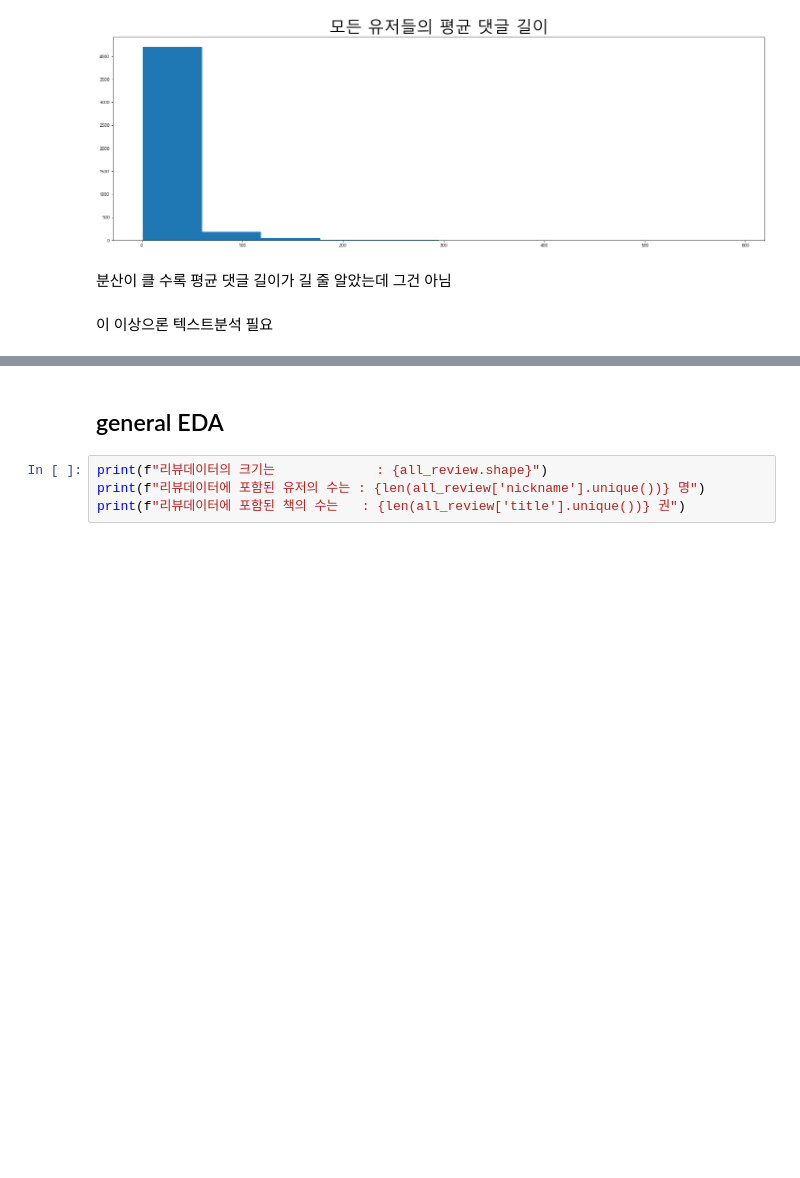
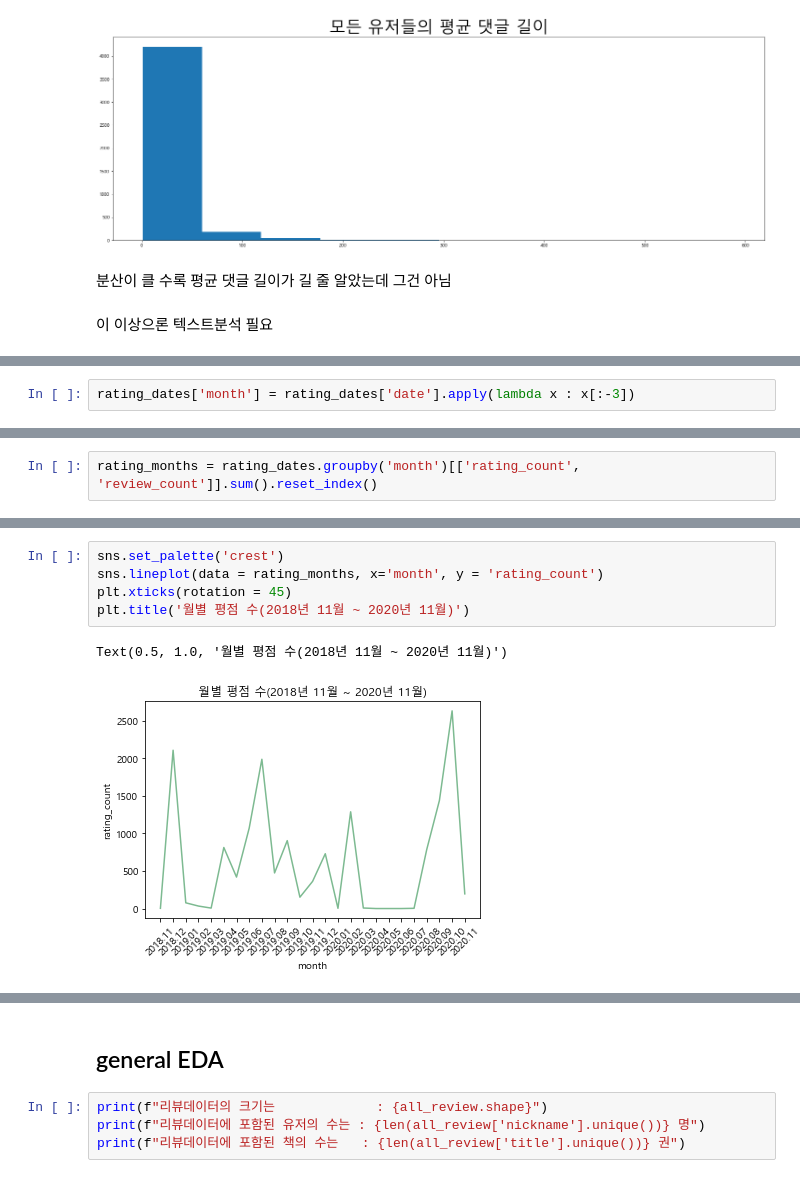
Before and after one commit to dataitgirls4/team_3, a Jupyter notebook: Recommendation_System.ipynb, the cells around one changed output, grey strips where cells are left out. Cells and saved outputs as stored; diff of their text form; blank space fills up the shorter version.

```diff
--- a/Recommendation_System.ipynb
+++ b/Recommendation_System.ipynb
@@ -619,0 +655,2 @@ Text(0.5, 1.0, '모든 유저들의 평균 댓글 길이')
+# %%
+rating_dates['month'] = rating_dates['date'].apply(lambda x : x[:-3])
@@ -619,0 +662,2 @@ Text(0.5, 1.0, '모든 유저들의 평균 댓글 길이')
+# %%
+rating_months = rating_dates.groupby('month')[['rating_count', 'review_count']].sum().reset_index()
@@ -619,0 +669,8 @@ Text(0.5, 1.0, '모든 유저들의 평균 댓글 길이')
+# %%
+sns.set_palette('crest')
+sns.lineplot(data = rating_months, x='month', y = 'rating_count')
+plt.xticks(rotation = 45)
+plt.title('월별 평점 수(2018년 11월 ~ 2020년 11월)')
+# %% [output]
+Text(0.5, 1.0, '월별 평점 수(2018년 11월 ~ 2020년 11월)')
+[figure, added]
```
Also changed, not shown: parts of 34 cells of this notebook, 2 other files.
